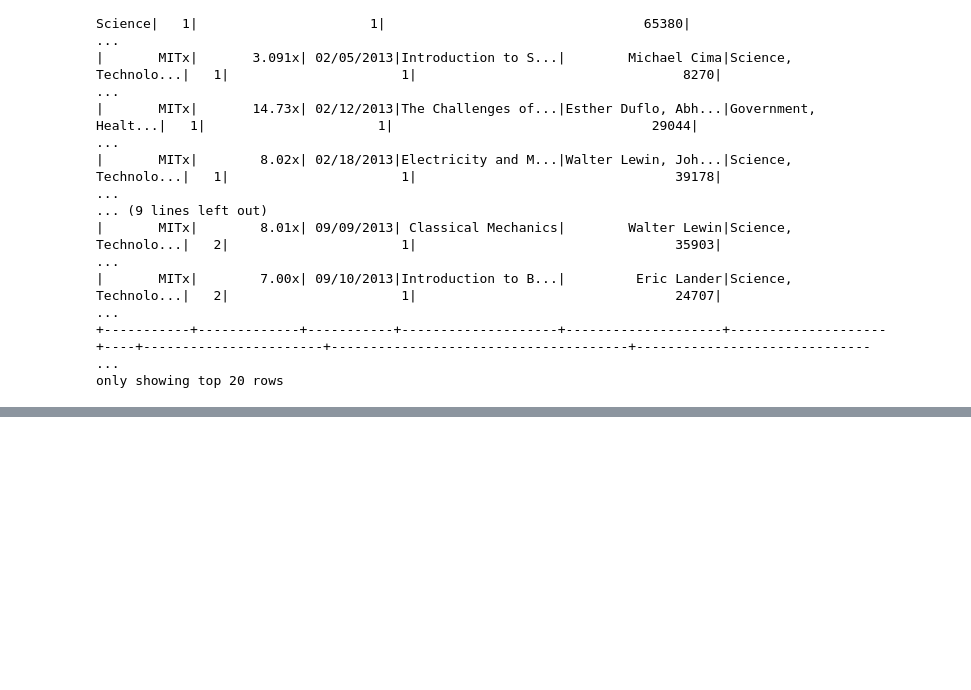
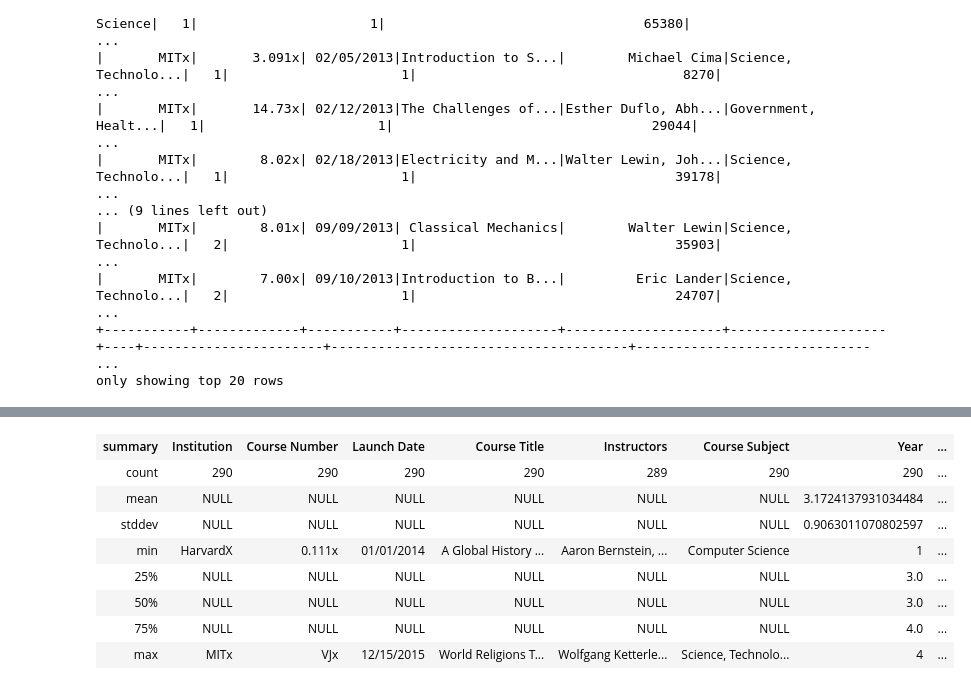
Before and after one commit to Amoako419/PySpark_projects, a Jupyter notebook: hardvard.ipynb, the cells around one changed output, grey strips where cells are left out. Drawn from its saved outputs; the diff is of its cells as text; code cells hidden in the pictures; blank space fills up the shorter version.

```diff
--- a/hardvard.ipynb
+++ b/hardvard.ipynb
@@ -95,0 +175,12 @@ only showing top 20 rows
+# %%
+df.summary()
+# %% [output]
+| summary | Institution | Course Number | Launch Date | Course Title | Instructors | Course Subject | Year | ... |
+| count | 290 | 290 | 290 | 290 | 289 | 290 | 290 | ... |
+| mean | NULL | NULL | NULL | NULL | NULL | NULL | 3.1724137931034484 | ... |
+| stddev | NULL | NULL | NULL | NULL | NULL | NULL | 0.9063011070802597 | ... |
+| min | HarvardX | 0.111x | 01/01/2014 | A Global History ... | Aaron Bernstein, ... | Computer Science | 1 | ... |
+| 25% | NULL | NULL | NULL | NULL | NULL | NULL | 3.0 | ... |
+| 50% | NULL | NULL | NULL | NULL | NULL | NULL | 3.0 | ... |
+| 75% | NULL | NULL | NULL | NULL | NULL | NULL | 4.0 | ... |
+| max | MITx | VJx | 12/15/2015 | World Religions T... | Wolfgang Ketterle... | Science, Technolo... | 4 | ... |
```
Also changed, not shown: parts of 6 cells of this notebook.
